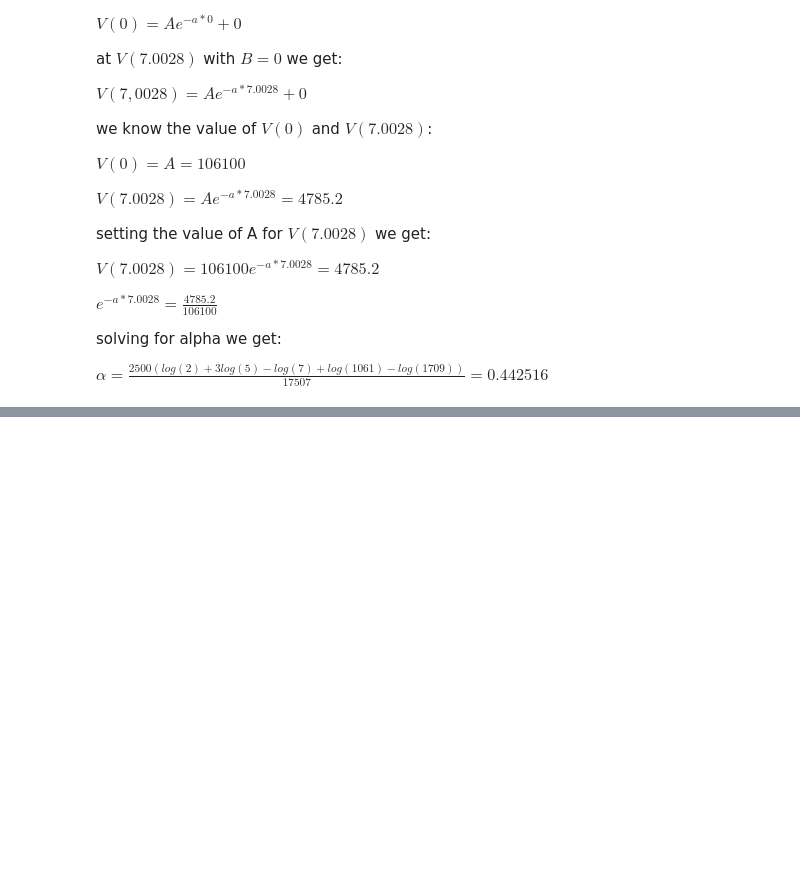
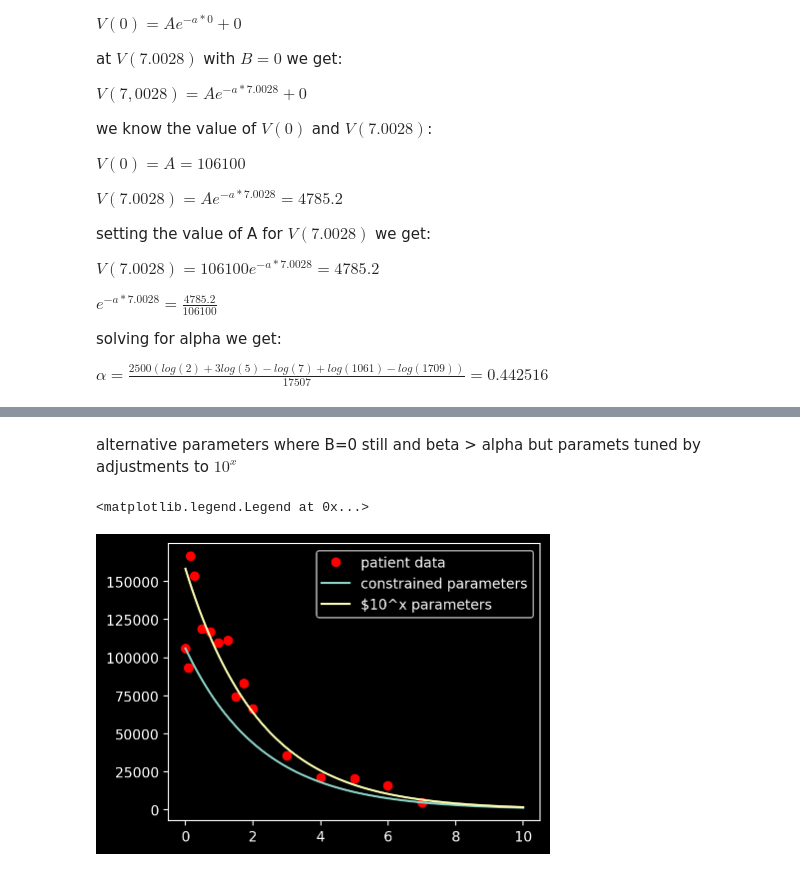
Before and after one commit to e-d-p-9/Physical-Modeling-with-Python, a Jupyter notebook: Ch5/HIV_Bacteria_Computer_Lab.ipynb, the cells around one changed output, grey strips where cells are left out. Drawn from its saved outputs; the diff is of its cells as text; code cells hidden in the pictures; blank space fills up the shorter version.

Commit message:
update notebook with alternative parameters

```diff
--- a/Ch5/HIV_Bacteria_Computer_Lab.ipynb
+++ b/Ch5/HIV_Bacteria_Computer_Lab.ipynb
@@ -98,0 +99,27 @@ plt.plot(t, v_t)
+# %% [markdown]
+alternative parameters where B=0 still and beta > alpha but paramets tuned by adjustments to $10^x$
+# %%
+# original parameters
+B = 0
+A = 106100
+beta = 1
+alpha = 0.442516
+
+plt.plot(hiv_num_days, hiv_num_virons, 'ro', label="patient data")
+t = np.linspace(0, 10, 101)
+v_t = A*np.e**(-alpha*t) + B*np.e**(-beta*t)
+plt.plot(t, v_t, label="constrained parameters")
+
+# alternative parameters
+A = 10**5.2
+B = 0
+alpha = 10**1/22
+beta = 10**0
+
+v_t = A*np.e**(-alpha*t) + B*np.e**(-beta*t)
+plt.plot(t, v_t, label="$10^x parameters")
+
+plt.legend()
+# %% [output]
+<matplotlib.legend.Legend at 0x...>
+[figure, added]
```
Also changed, not shown: parts of 2 cells of this notebook.
